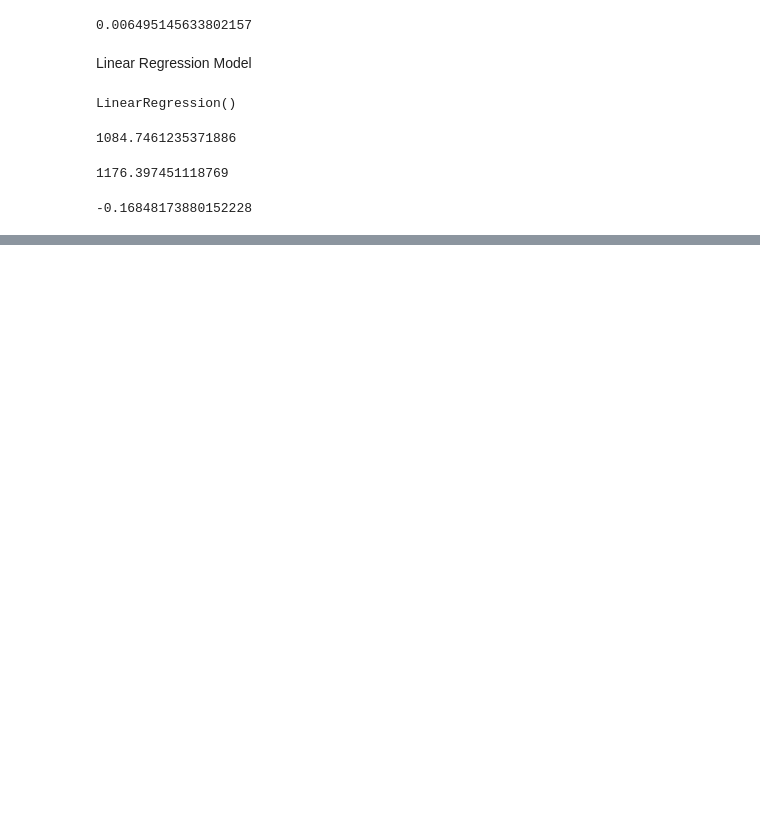
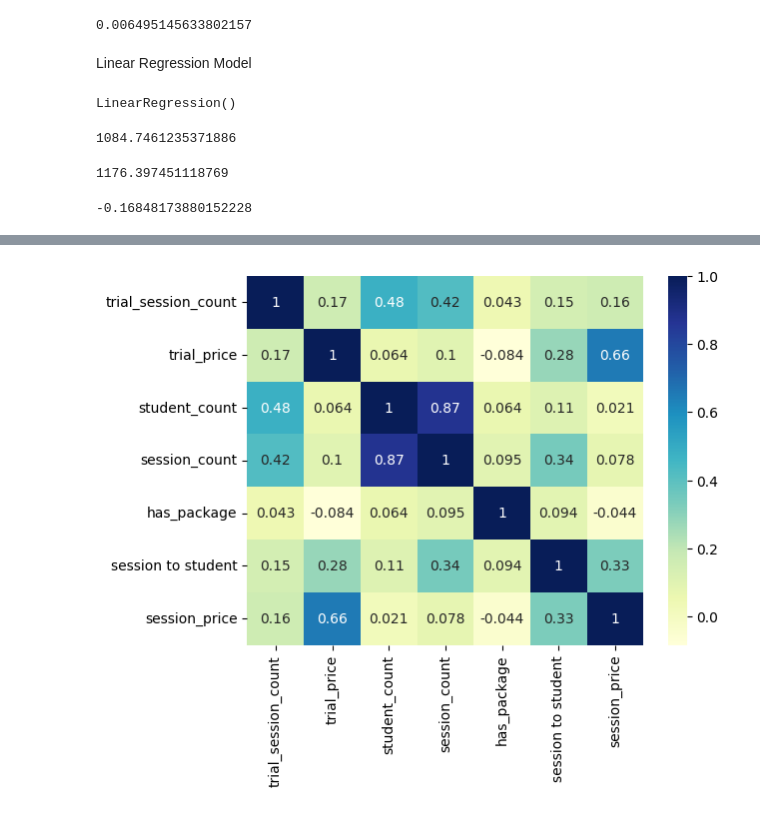
Before and after one commit to ernmin/Project4GA, a Jupyter notebook: prediction_model/prediction_model.ipynb, the cells around one changed output, grey strips where cells are left out. Drawn from its saved outputs; the diff is of its cells as text; code cells hidden in the pictures; blank space fills up the shorter version.

```diff
--- a/prediction_model/prediction_model.ipynb
+++ b/prediction_model/prediction_model.ipynb
@@ -673,0 +724,4 @@ r2
+# %%
+correlation_map('french')
+# %% [output]
+[figure, added]
```
Also changed, not shown: parts of 11 cells of this notebook, 1 other file.
